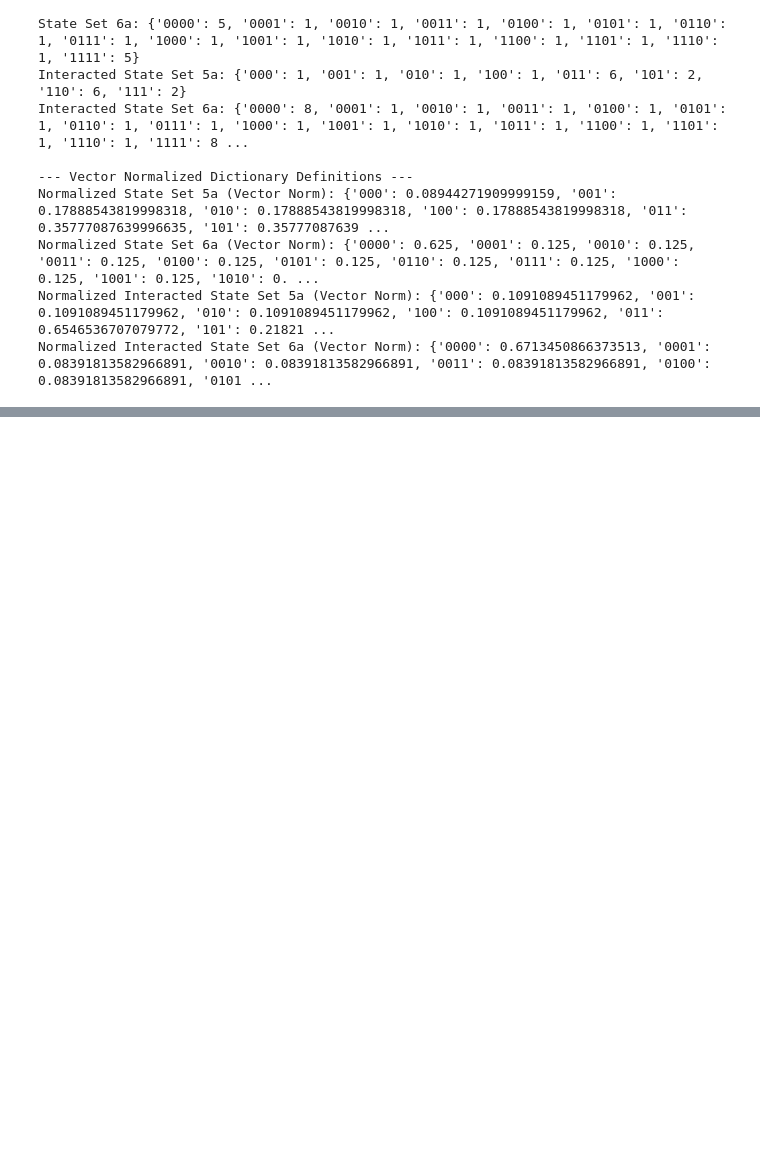
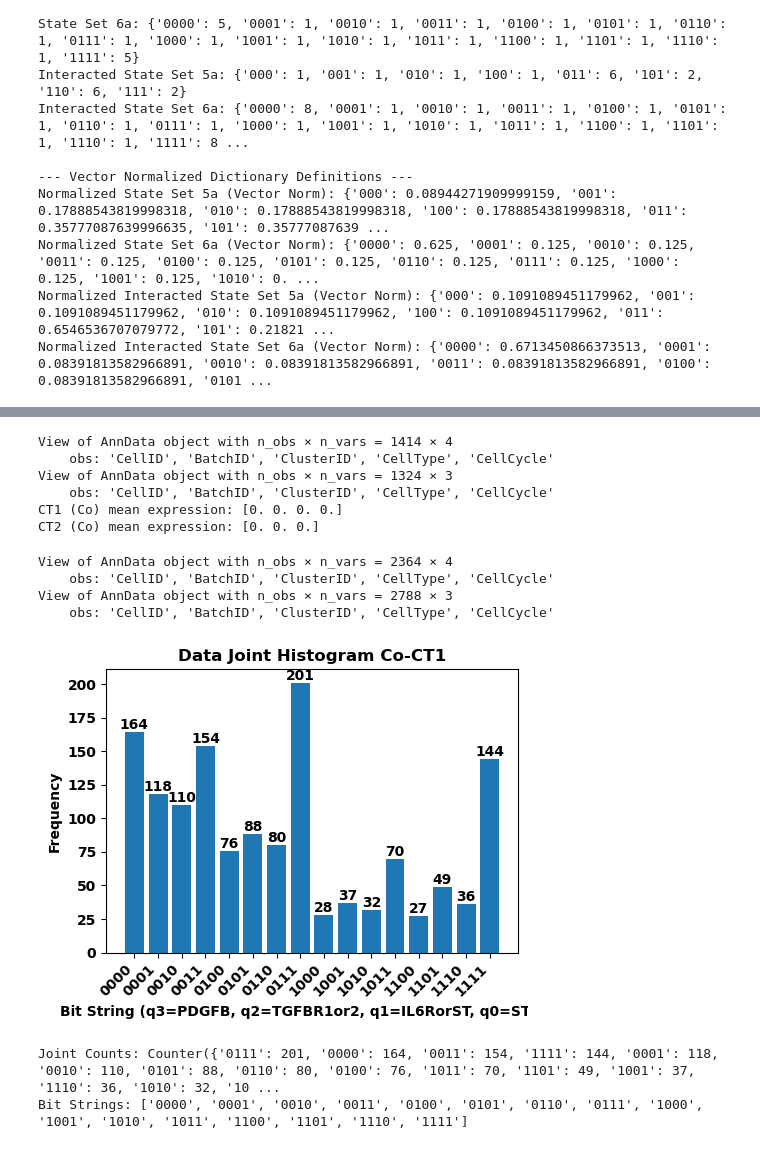
Before and after one commit to cailab-tamu/QuantumXCT, a Jupyter notebook: python/bell_dist_kl.ipynb, the cells around one changed output, grey strips where cells are left out. Drawn from its saved outputs; the diff is of its cells as text; code cells hidden in the pictures; blank space fills up the shorter version.

```diff
--- a/python/bell_dist_kl.ipynb
+++ b/python/bell_dist_kl.ipynb
@@ -2146,0 +2310,65 @@ plot_measurement_histograms(final_crx_optimized_circuit, nshots=1000, title_pref
+# %%
+gl_source = ['STAT3','IL6RorST','TGFBR1or2','PDGFB'] # All values from the first column
+gl_recv =['PDGFRB', 'TGFB1', 'IL6']  # All values from the second column
+# %%
+ict1 = adata.obs["BatchID"] == "Cancer Cells (Co)"
+ict2 = adata.obs["BatchID"] == "Fibroblasts (Co)"
+
+adata_ct1_co = adata[ict1, gl_source]
+adata_ct2_co = adata[ict2, gl_recv]
+#adata_ct1_co = sc.external.pp.magic(adata_ct1_co, name_list=gl_source, knn=5, random_state=42)
+#adata_ct2_co = sc.external.pp.magic(adata_ct2_co, name_list=gl_recv, knn=5, random_state=42)
+
+print(adata_ct1_co)
+print(adata_ct2_co)
+
+Xct1_co = adata_ct1_co.X.toarray()
+Xct2_co = adata_ct2_co.X.toarray()
+#Xct1_co = adata_ct1_co.X
+#Xct2_co = adata_ct2_co.X
+
+# Assuming Xct1_co and Xct2 are your log-transformed expression matrices
+Xct1means = np.mean(Xct1_co, axis=0) *0
+Xct2means = np.mean(Xct2_co, axis=0) *0
+print("CT1 (Co) mean expression:", Xct1means)
+print("CT2 (Co) mean expression:", Xct2means)
+
+# Binarize Xct1
+Xct1_binary_co = (Xct1_co > Xct1means).astype(int)
+# Binarize Xct2
+Xct2_binary_co = (Xct2_co > Xct2means).astype(int)
+# %% [output]
+View of AnnData object with n_obs × n_vars = 1414 × 4
+    obs: 'CellID', 'BatchID', 'ClusterID', 'CellType', 'CellCycle'
+View of AnnData object with n_obs × n_vars = 1324 × 3
+    obs: 'CellID', 'BatchID', 'ClusterID', 'CellType', 'CellCycle'
+CT1 (Co) mean expression: [0. 0. 0. 0.]
+CT2 (Co) mean expression: [0. 0. 0.]
+# %%
+ict1 = adata.obs["BatchID"] == "Cancer Cells (Mo)"
+ict2 = adata.obs["BatchID"] == "Fibroblasts (Mo)"
+
+adata_ct1_mo = adata[ict1, gl_source]
+adata_ct2_mo = adata[ict2, gl_recv]
+#adata_ct1_mo = sc.external.pp.magic(adata_ct1_mo, name_list=gl_source, knn=5, random_state=42)
+#adata_ct2_mo = sc.external.pp.magic(adata_ct2_mo, name_list=gl_recv, knn=5, random_state=42)
+
+print(adata_ct1_mo)
+print(adata_ct2_mo)
+
+# Library size normalization
+Xct1_mo = adata_ct1_mo.X.toarray()
+Xct2_mo = adata_ct2_mo.X.toarray()
+#Xct1_mo = adata_ct1_mo.X
+#Xct2_mo = adata_ct2_mo.X
+
+# Utilize the mono cultured means here
+# Binarize Xct1
+Xct1_binary_mo = (Xct1_mo > Xct1means).astype(int)
+# Binarize Xct2
+Xct2_binary_mo = (Xct2_mo > Xct2means).astype(int)
+# %% [output]
+View of AnnData object with n_obs × n_vars = 2364 × 4
+    obs: 'CellID', 'BatchID', 'ClusterID', 'CellType', 'CellCycle'
+View of AnnData object with n_obs × n_vars = 2788 × 3
+    obs: 'CellID', 'BatchID', 'ClusterID', 'CellType', 'CellCycle'
@@ -2146,0 +2385,14 @@ plot_measurement_histograms(final_crx_optimized_circuit, nshots=1000, title_pref
+# %%
+joint_counts_ct1_co, bit_strings_ct1_co = create_joint_histogram(Xct1_binary_co)
+#joint_counts_ct1_co, bit_strings_ct1_co = create_percent_joint_histogram(Xct1_binary_co)
+
+num_qubits = Xct1_binary_co.shape[1]
+plot_joint_histogram(joint_counts_ct1_co, num_qubits = num_qubits, features=gl_source, figsize = (5,4), filename = 'joint_counts_co_ct1.svg', title='Data Joint Histogram Co-CT1' )  # Pass num_qubits
+#plot_joint_histogram(histogram_data, figsize=(5,4), filename = 'hist_cc_3_4pi.svg', title= r'Histogram $Ry(3\pi/4)$' )
+
+print("Joint Counts:", joint_counts_ct1_co)
+print("Bit Strings:", bit_strings_ct1_co)
+# %% [output]
+[figure, added]
+Joint Counts: Counter({'0111': 201, '0000': 164, '0011': 154, '1111': 144, '0001': 118, '0010': 110, '0101': 88, '0110': 80, '0100': 76, '1011': 70, '1101': 49, '1001': 37, '1110': 36, '1010': 32, '10 ...
+Bit Strings: ['0000', '0001', '0010', '0011', '0100', '0101', '0110', '0111', '1000', '1001', '1010', '1011', '1100', '1101', '1110', '1111']
```
Also changed, not shown: parts of 21 cells of this notebook.
